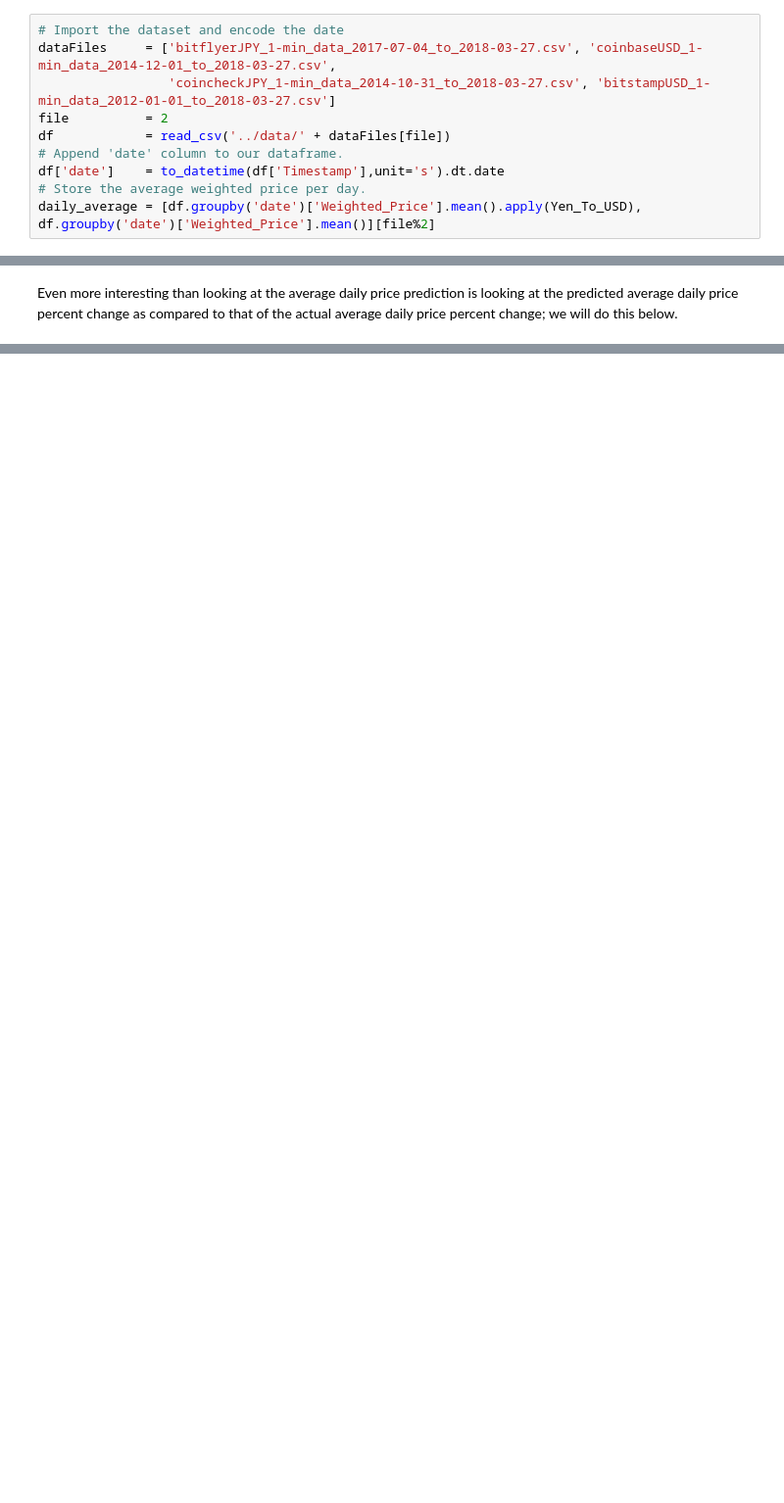
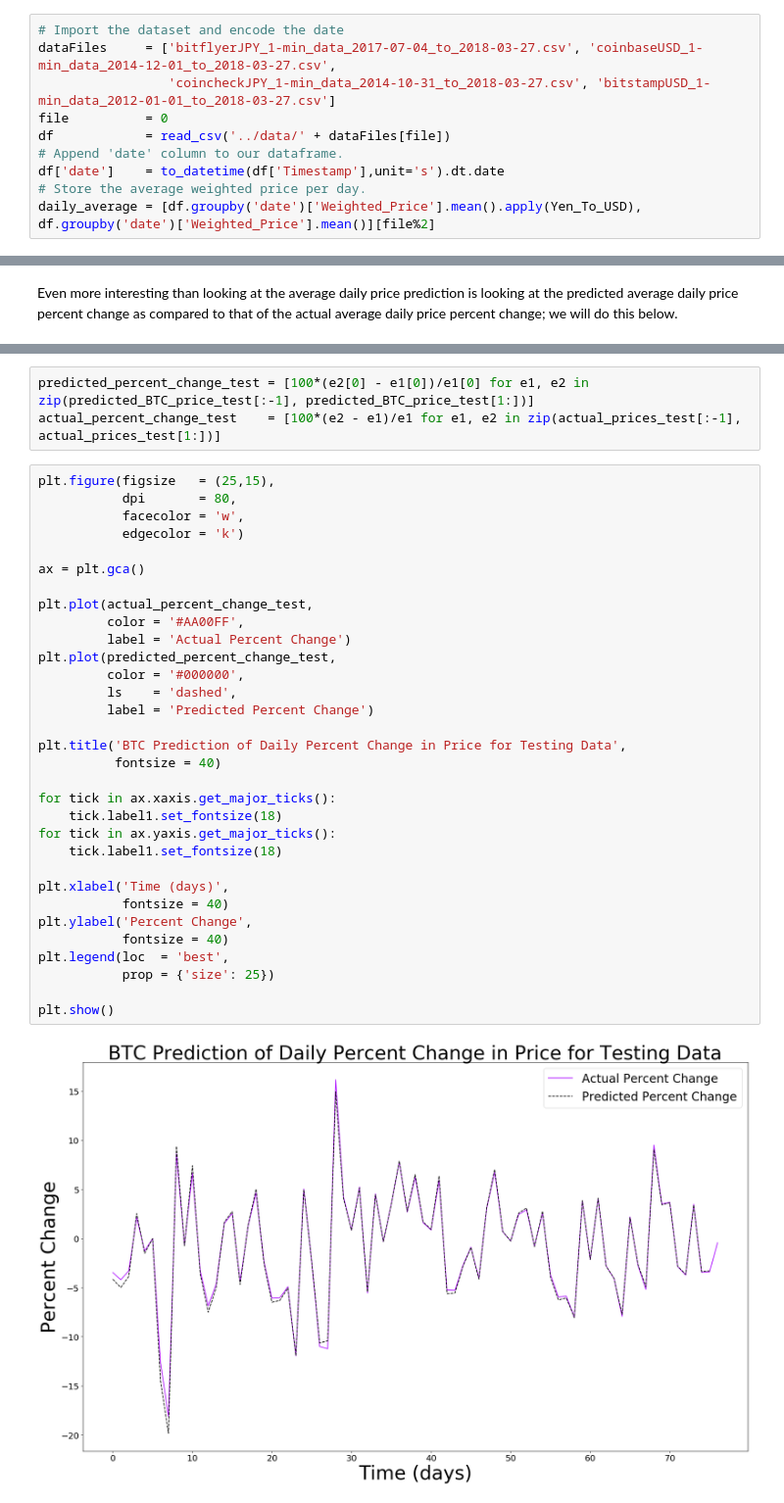
Before and after one commit to CSCI4850/S18-team2-project, a Jupyter notebook: model/RNN_Proof_of_Concept.ipynb, the cells around one changed output, grey strips where cells are left out. Shown at 98% size. Cells and saved outputs as stored; diff of their text form; blank space fills up the shorter version.

```diff
--- a/model/RNN_Proof_of_Concept.ipynb
+++ b/model/RNN_Proof_of_Concept.ipynb
@@ -17,7 +18,7 @@ Yen_To_USD = lambda p: p*0.0094
 # Import the dataset and encode the date
 dataFiles     = ['bitflyerJPY_1-min_data_2017-07-04_to_2018-03-27.csv', 'coinbaseUSD_1-min_data_2014-12-01_to_2018-03-27.csv',
                  'coincheckJPY_1-min_data_2014-10-31_to_2018-03-27.csv', 'bitstampUSD_1-min_data_2012-01-01_to_2018-03-27.csv']
-file          = 2
+file          = 0
 df            = read_csv('../data/' + dataFiles[file])
 # Append 'date' column to our dataframe.
 df['date']    = to_datetime(df['Timestamp'],unit='s').dt.date
@@ -147,0 +203,37 @@ plt.show()
+# %%
+predicted_percent_change_test = [100*(e2[0] - e1[0])/e1[0] for e1, e2 in zip(predicted_BTC_price_test[:-1], predicted_BTC_price_test[1:])]
+actual_percent_change_test    = [100*(e2 - e1)/e1 for e1, e2 in zip(actual_prices_test[:-1], actual_prices_test[1:])]
+# %%
+plt.figure(figsize   = (25,15),
+           dpi       = 80,
+           facecolor = 'w',
+           edgecolor = 'k')
+
+ax = plt.gca()
+
+plt.plot(actual_percent_change_test,
+         color = '#AA00FF',
+         label = 'Actual Percent Change')
+plt.plot(predicted_percent_change_test,
+         color = '#000000',
+         ls    = 'dashed',
+         label = 'Predicted Percent Change')
+
+plt.title('BTC Prediction of Daily Percent Change in Price for Testing Data',
+          fontsize = 40)
+
+for tick in ax.xaxis.get_major_ticks():
+    tick.label1.set_fontsize(18)
+for tick in ax.yaxis.get_major_ticks():
+    tick.label1.set_fontsize(18)
+
+plt.xlabel('Time (days)',
+           fontsize = 40)
+plt.ylabel('Percent Change',
+           fontsize = 40)
+plt.legend(loc  = 'best',
+           prop = {'size': 25})
+
+plt.show()
+# %% [output]
+[figure, added]
```
Also changed, not shown: parts of 12 cells of this notebook.
